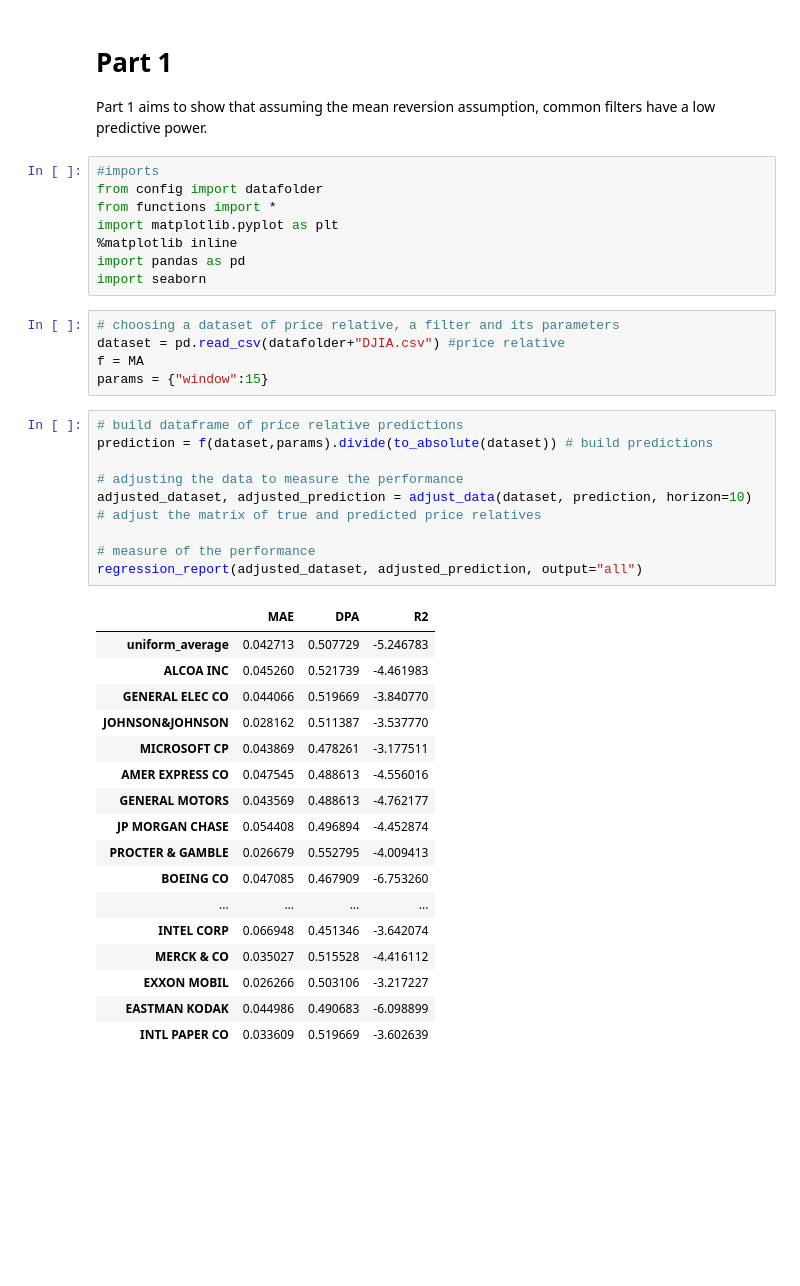
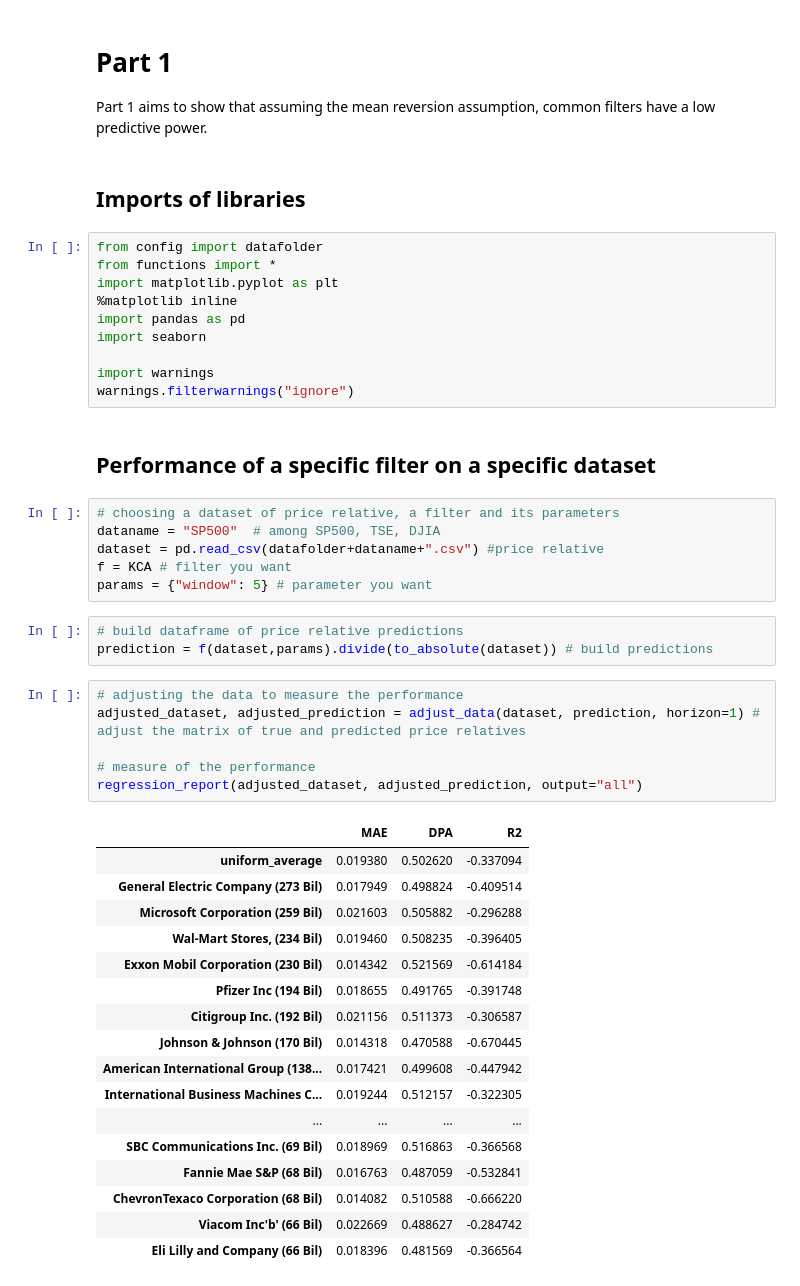
Before and after one commit to charlessutton/OLMAR, a Jupyter notebook: Part1.ipynb, the cells around one changed output. Cells and saved outputs as stored; diff of their text form; blank space fills up the shorter version.

```diff
--- a/Part1.ipynb
+++ b/Part1.ipynb
@@ -2,43 +2,50 @@
 # Part 1
 
 Part 1 aims to show that assuming the mean reversion assumption, common filters have a low predictive power.
+# %% [markdown]
+## Imports of libraries
 # %%
-#imports
 from config import datafolder
 from functions import *
 import matplotlib.pyplot as plt
 %matplotlib inline
 import pandas as pd
 import seaborn
+
+import warnings
+warnings.filterwarnings("ignore")
+# %% [markdown]
+## Performance of a specific filter on a specific dataset
 # %%
 # choosing a dataset of price relative, a filter and its parameters
-dataset = pd.read_csv(datafolder+"DJIA.csv") #price relative
-f = MA
-params = {"window":15}
+dataname = "SP500"  # among SP500, TSE, DJIA
+dataset = pd.read_csv(datafolder+dataname+".csv") #price relative
+f = KCA # filter you want
+params = {"window": 5} # parameter you want
+# %%
+# build dataframe of price relative predictions
+prediction = f(dataset,params).divide(to_absolute(dataset)) # build predictions
 # %%
-# build dataframe of price relative predictions
-prediction = f(dataset,params).divide(to_absolute(dataset)) # build predictions
-
 # adjusting the data to measure the performance
-adjusted_dataset, adjusted_prediction = adjust_data(dataset, prediction, horizon=10) # adjust the matrix of true and predicted price relatives
+adjusted_dataset, adjusted_prediction = adjust_data(dataset, prediction, horizon=1) # adjust the matrix of true and predicted price relatives
 
 # measure of the performance
 regression_report(adjusted_dataset, adjusted_prediction, output="all")
 # %% [output]
 |  | MAE | DPA | R2 |
-| uniform_average | 0.042713 | 0.507729 | -5.246783 |
-| ALCOA INC | 0.045260 | 0.521739 | -4.461983 |
-| GENERAL ELEC CO | 0.044066 | 0.519669 | -3.840770 |
-| JOHNSON&JOHNSON | 0.028162 | 0.511387 | -3.537770 |
-| MICROSOFT CP | 0.043869 | 0.478261 | -3.177511 |
-| AMER EXPRESS CO | 0.047545 | 0.488613 | -4.556016 |
-| GENERAL MOTORS | 0.043569 | 0.488613 | -4.762177 |
-| JP MORGAN CHASE | 0.054408 | 0.496894 | -4.452874 |
-| PROCTER & GAMBLE | 0.026679 | 0.552795 | -4.009413 |
-| BOEING CO | 0.047085 | 0.467909 | -6.753260 |
+| uniform_average | 0.019380 | 0.502620 | -0.337094 |
+| General Electric Company (273 Bil) | 0.017949 | 0.498824 | -0.409514 |
+| Microsoft Corporation (259 Bil) | 0.021603 | 0.505882 | -0.296288 |
+| Wal-Mart Stores, (234 Bil) | 0.019460 | 0.508235 | -0.396405 |
+| Exxon Mobil Corporation (230 Bil) | 0.014342 | 0.521569 | -0.614184 |
+| Pfizer Inc (194 Bil) | 0.018655 | 0.491765 | -0.391748 |
+| Citigroup Inc. (192 Bil) | 0.021156 | 0.511373 | -0.306587 |
+| Johnson & Johnson (170 Bil) | 0.014318 | 0.470588 | -0.670445 |
+| American International Group (138... | 0.017421 | 0.499608 | -0.447942 |
+| International Business Machines C... | 0.019244 | 0.512157 | -0.322305 |
 | ... | ... | ... | ... |
-| INTEL CORP | 0.066948 | 0.451346 | -3.642074 |
-| MERCK & CO | 0.035027 | 0.515528 | -4.416112 |
-| EXXON MOBIL | 0.026266 | 0.503106 | -3.217227 |
-| EASTMAN KODAK | 0.044986 | 0.490683 | -6.098899 |
-| INTL PAPER CO | 0.033609 | 0.519669 | -3.602639 |
+| SBC Communications Inc. (69 Bil) | 0.018969 | 0.516863 | -0.366568 |
+| Fannie Mae S&P (68 Bil) | 0.016763 | 0.487059 | -0.532841 |
+| ChevronTexaco Corporation (68 Bil) | 0.014082 | 0.510588 | -0.666220 |
+| Viacom Inc'b' (66 Bil) | 0.022669 | 0.488627 | -0.284742 |
+| Eli Lilly and Company (66 Bil) | 0.018396 | 0.481569 | -0.366564 |
```
Also changed, not shown: parts of 4 cells of this notebook, 1 other file.
